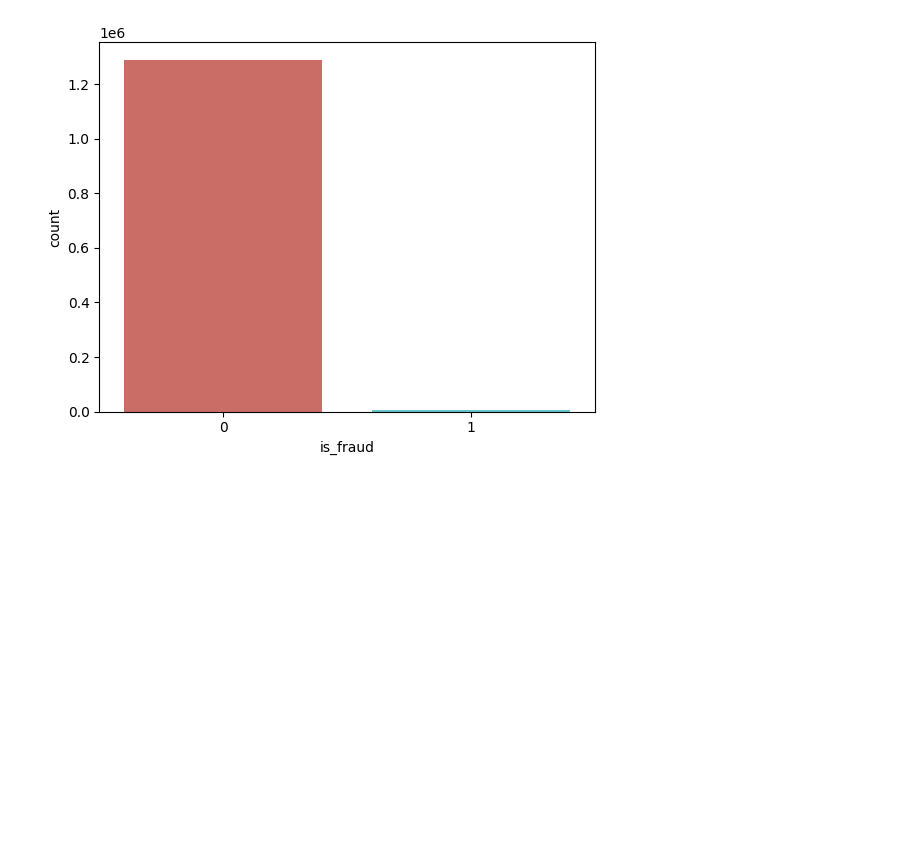
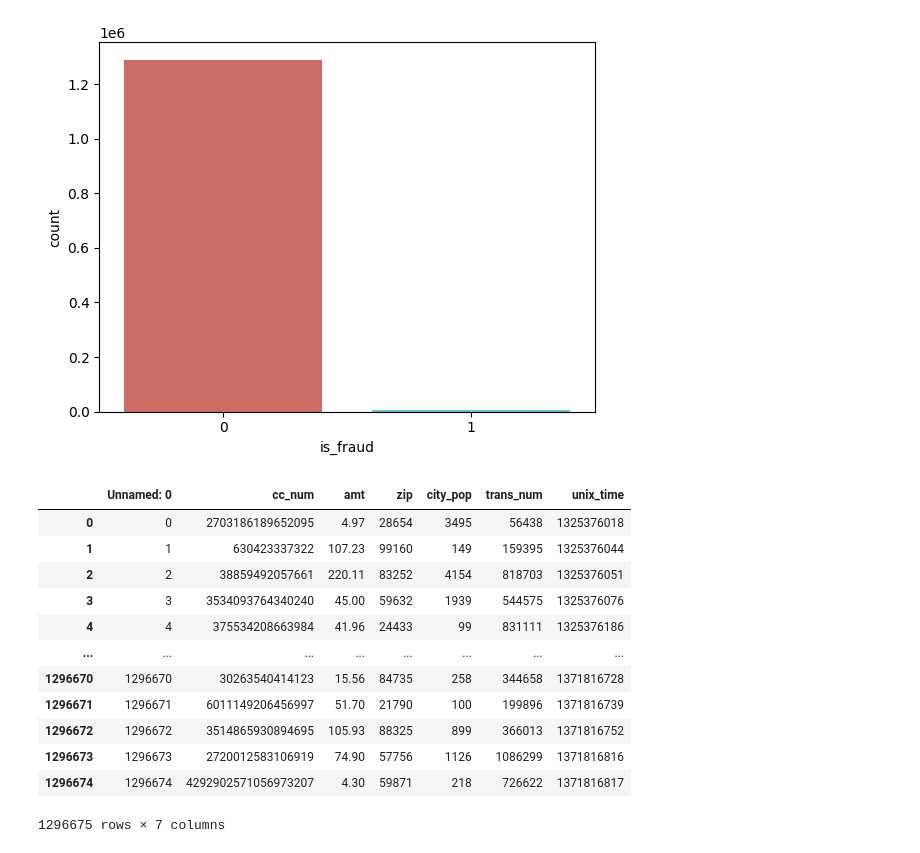
Before and after one commit to asmeet23/Financial-Fraud-Detection, a Jupyter notebook: model2.ipynb, the cells around one changed output. Saved outputs shown, nothing was run; the diff lists cells and outputs as text; code cells hidden in the pictures; blank space fills up the shorter version.

```diff
--- a/model2.ipynb
+++ b/model2.ipynb
@@ -45,7 +40,3 @@ is_fraud
 0    1289169
 1       7506
 Name: count, dtype: int64
-# %%
-
-#drop city
-df.drop('state', axis=1, inplace=True)
@@ -79,0 +93,16 @@ y = df['is_fraud']
+# %%
+X
+# %% [output]
+|  | Unnamed: 0 | cc_num | amt | zip | city_pop | trans_num | unix_time |
+| 0 | 0 | 2703186189652095 | 4.97 | 28654 | 3495 | 56438 | 1325376018 |
+| 1 | 1 | 630423337322 | 107.23 | 99160 | 149 | 159395 | 1325376044 |
+| 2 | 2 | 38859492057661 | 220.11 | 83252 | 4154 | 818703 | 1325376051 |
+| 3 | 3 | 3534093764340240 | 45.00 | 59632 | 1939 | 544575 | 1325376076 |
+| 4 | 4 | 375534208663984 | 41.96 | 24433 | 99 | 831111 | 1325376186 |
+| ... | ... | ... | ... | ... | ... | ... | ... |
+| 1296670 | 1296670 | 30263540414123 | 15.56 | 84735 | 258 | 344658 | 1371816728 |
+| 1296671 | 1296671 | 6011149206456997 | 51.70 | 21790 | 100 | 199896 | 1371816739 |
+| 1296672 | 1296672 | 3514865930894695 | 105.93 | 88325 | 899 | 366013 | 1371816752 |
+| 1296673 | 1296673 | 2720012583106919 | 74.90 | 57756 | 1126 | 1086299 | 1371816816 |
+| 1296674 | 1296674 | 4292902571056973207 | 4.30 | 59871 | 218 | 726622 | 1371816817 |
+1296675 rows × 7 columns
```
Also changed, not shown: parts of 32 cells of this notebook, 8 other files.
